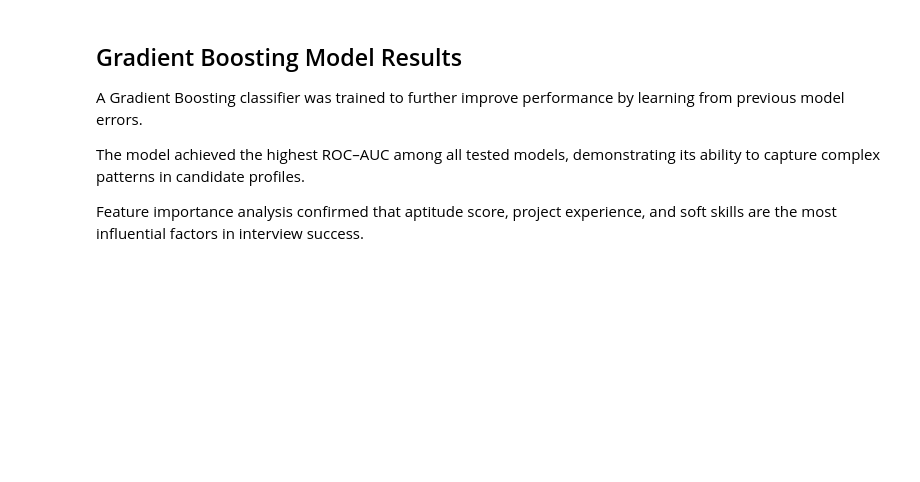
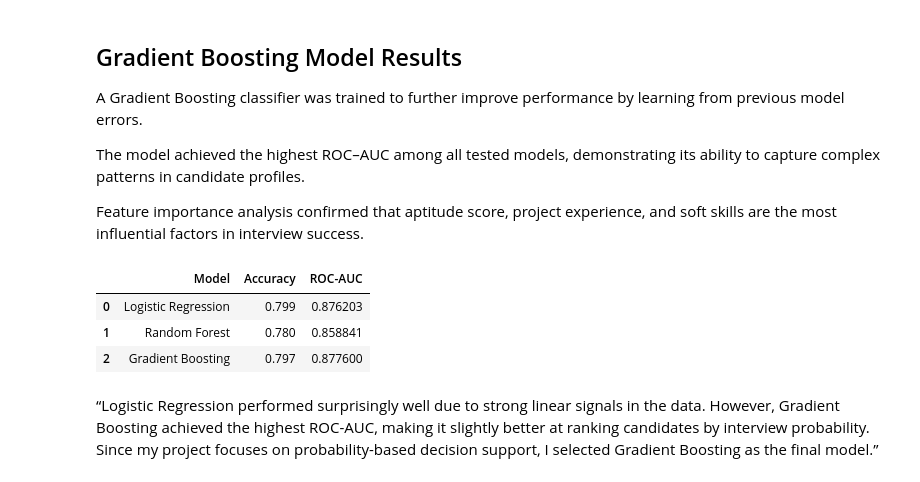
Before and after one commit to Parthtrivedi09/interview-chances-predictor, a Jupyter notebook: notebooks/02_modeling.ipynb, the cells around one changed output. Cells and saved outputs as stored; diff of their text form; code cells hidden in the pictures; blank space fills up the shorter version.

Commit message:
Final model comparison and selection based on ROC-AUC

```diff
--- a/notebooks/02_modeling.ipynb
+++ b/notebooks/02_modeling.ipynb
@@ -447,3 +447,42 @@ A Gradient Boosting classifier was trained to further improve performance by lea
 The model achieved the highest ROC–AUC among all tested models, demonstrating its ability to capture complex patterns in candidate profiles.
 
 Feature importance analysis confirmed that aptitude score, project experience, and soft skills are the most influential factors in interview success.
+# %%
+# Logistic Regression
+accuracy_lr = accuracy
+roc_auc_lr = roc_auc
+
+# Random Forest
+accuracy_rf = accuracy_rf
+roc_auc_rf = roc_auc_rf
+
+# Gradient Boosting
+accuracy_gb = accuracy_gb
+roc_auc_gb = roc_auc_gb
+# %%
+comparison_df = pd.DataFrame({
+    "Model": [
+        "Logistic Regression",
+        "Random Forest",
+        "Gradient Boosting"
+    ],
+    "Accuracy": [
+        accuracy_lr,
+        accuracy_rf,
+        accuracy_gb
+    ],
+    "ROC-AUC": [
+        roc_auc_lr,
+        roc_auc_rf,
+        roc_auc_gb
+    ]
+})
+
+comparison_df
+# %% [output]
+|  | Model | Accuracy | ROC-AUC |
+| 0 | Logistic Regression | 0.799 | 0.876203 |
+| 1 | Random Forest | 0.780 | 0.858841 |
+| 2 | Gradient Boosting | 0.797 | 0.877600 |
+# %% [markdown]
+“Logistic Regression performed surprisingly well due to strong linear signals in the data. However, Gradient Boosting achieved the highest ROC-AUC, making it slightly better at ranking candidates by interview probability. Since my project focuses on probability-based decision support, I selected Gradient Boosting as the final model.”
```
Also changed, not shown: parts of 1 cell of this notebook.
